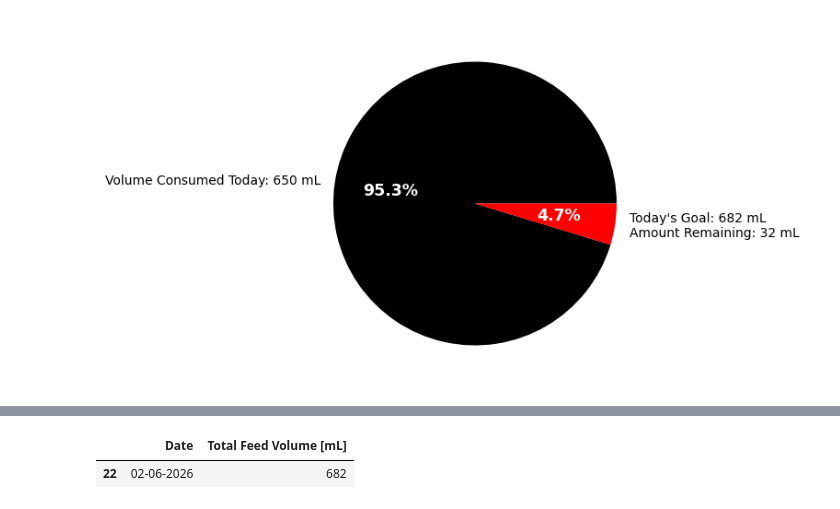
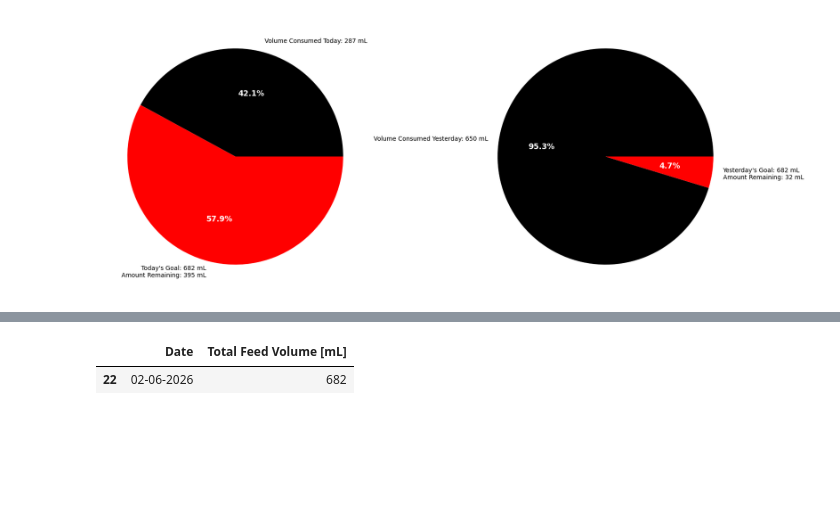
Before and after one commit to Juniper82/Theos-Feeding, a Jupyter notebook: Theo_Feeds.ipynb, the cells around one changed output, grey strips where cells are left out. Saved outputs shown, nothing was run; the diff lists cells and outputs as text; code cells hidden in the pictures; blank space fills up the shorter version.

Commit message:
updated data & added pie chart for yesterday

```diff
--- a/Theo_Feeds.ipynb
+++ b/Theo_Feeds.ipynb
@@ -1,65 +1,72 @@
 # %%
 import pandas as pd
 import seaborn as sns
 import numpy as np
 import matplotlib.pyplot as plt
 import matplotlib.dates as mdates
 from matplotlib.ticker import (MultipleLocator, AutoMinorLocator)
-from datetime import datetime
+from datetime import datetime, date, timedelta
 import matplotlib as mpl
 
 spreadsheet_id = "YOUR_SPREADSHEET_ID" # Replace with your Sheet ID
 sheet_id = "0" # Replace with your GID (0 is usually the first sheet)
 
 url = f"https://docs.google.com/spreadsheets/d/16HNvRGn6rM0YFKnyvNpQlfmxrgw8ugTsu9iZ6fjQORQ/export?gid=0&format=csv"
 
 
 df = pd.read_csv(url)
 df['Military_Time']=pd.to_datetime(df['Time'],format='%I:%M %p').dt.strftime('%H:%M')
 df['datetime_col'] = pd.to_datetime(df['Date'] + ' ' + df['Military_Time'])
-# df['threshold']=0.8*df['Total Feed Volume [mL]']
-# greatFeed = []
-# size = []
-# for index, row in df.iterrows():
-#     if row['Volume [mL]'] > row['threshold']:
-#         greatFeed.append(row['Volume [mL]'])
-#         size.append(500)
-#     else:
-#         greatFeed.append(np.nan)
-#         size.append(300)
-# df['greatFeed']=greatFeed
-# df['size']=size
-#df
-# df2 = df[df['greatFeed'].notna()]
-#print(df2)
-#print(size)
-# Calculate 24hr Feed %
-df3 = df.tail(7)
-runningFeed = sum(df3['Volume [mL]'])
-totalRunningOffered = sum(df3['Total Feed Volume [mL]'])
-twentyFourHR = runningFeed/682*100
-#print("24hr Consumption: ",round(twentyFourHR,2),"%\n",sep='')
-#print(df3)
-#Calculate Averages
-df.loc[df['Food']=='AR (22 cal)'].mean(axis=0, skipna=True, numeric_only=True)
+
+# Prepare Today's Data
 today = datetime.today().strftime('%m-%d-%Y')
-dataSlice = df.loc[df.Date == today]
-dailyConsumed = sum(dataSlice['Volume [mL]'])
+todaysData = df.loc[df.Date == today]
+todaysConsum = sum(todaysData['Volume [mL]'])
 todaysGoal = 682
-data=[dailyConsumed , todaysGoal-dailyConsumed]
-labels = ['Volume Consumed Today: '+str(dailyConsumed)+' mL',"Today's Goal: "+str(todaysGoal)+' mL\nAmount Remaining: '+str(todaysGoal-dailyConsumed)+' mL']
-# define Seaborn color palette to use
-#colors = sns.color_palette('bright')
+todaysData=[todaysConsum , todaysGoal-todaysConsum]
+todaysLabels = ['Volume Consumed Today: '+str(todaysConsum)+' mL',"Today's Goal: "+str(todaysGoal)+' mL\nAmount Remaining: '+str(todaysGoal-todaysConsum)+' mL']
+
+
+# Prepare Yesterday's Data
+yesterday = date.today() - timedelta(days=1)
+yesterday = yesterday.strftime('%m-%d-%Y')
+yesterdaysData = df.loc[df.Date == yesterday]
+yesterdaysConsum = sum(yesterdaysData['Volume [mL]'])
+yesterdaysGoal = 682
+yesterdaysData=[yesterdaysConsum , yesterdaysGoal-yesterdaysConsum]
+yesterdaysLabels = ['Volume Consumed Yesterday: '+str(yesterdaysConsum)+' mL',"Yesterday's Goal: "+str(yesterdaysGoal)+' mL\nAmount Remaining: '+str(yesterdaysGoal-yesterdaysConsum)+' mL']
+
+
+# define colors to use
 colors = ['0','r']
+
 # Setup the Plot
-fig, ax = plt.subplots(figsize=(5,5))
-_, _, autotexts=plt.pie(data, labels=labels, colors=colors, autopct='%.1f%%')
+
+
+
+# plot each pie chart in a separate subplot
+
+
+fig, (ax1, ax2) = plt.subplots(1,2,figsize=(20,8))
+_, _, autotexts=ax1.pie(todaysData, labels=todaysLabels, colors=colors, autopct='%.1f%%')
+plt.setp(autotexts, **{'color':'white', 'weight':'bold', 'fontsize':12.5})
+
+_, _, autotexts=ax2.pie(yesterdaysData, labels=yesterdaysLabels, colors=colors, autopct='%.1f%%')
 plt.setp(autotexts, **{'color':'white', 'weight':'bold', 'fontsize':12.5})
 # for autotext in autotexts:
 #     autotext.set_color('white')
 plt.show()
+
+# df3 = df.tail(7)
+# runningFeed = sum(df3['Volume [mL]'])
+# totalRunningOffered = sum(df3['Total Feed Volume [mL]'])
+# twentyFourHR = runningFeed/682*100
+#print("24hr Consumption: ",round(twentyFourHR,2),"%\n",sep='')
+#print(df3)
+#Calculate Averages
+# df.loc[df['Food']=='AR (22 cal)'].mean(axis=0, skipna=True, numeric_only=True)
 # %% [output]
-[figure, old version]
+[figure, new version]
 # %%
 df.loc[df['Date'] == today]
 # %% [output]
```
Also changed, not shown: parts of 5 cells of this notebook.
